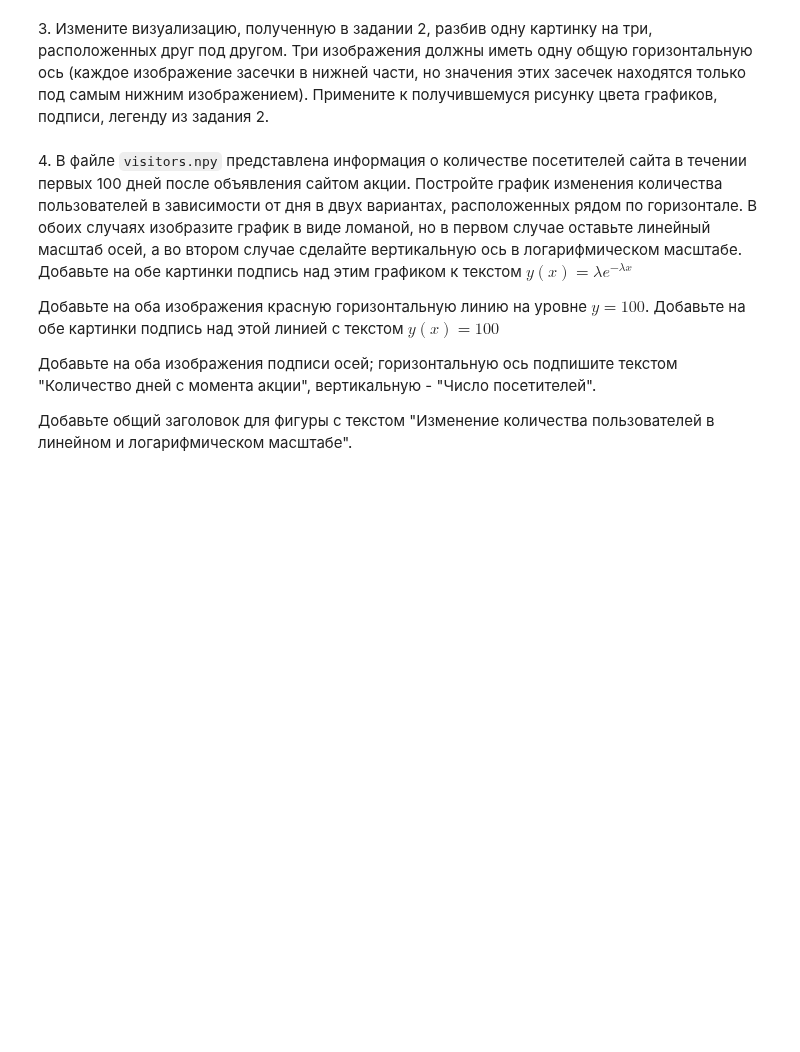
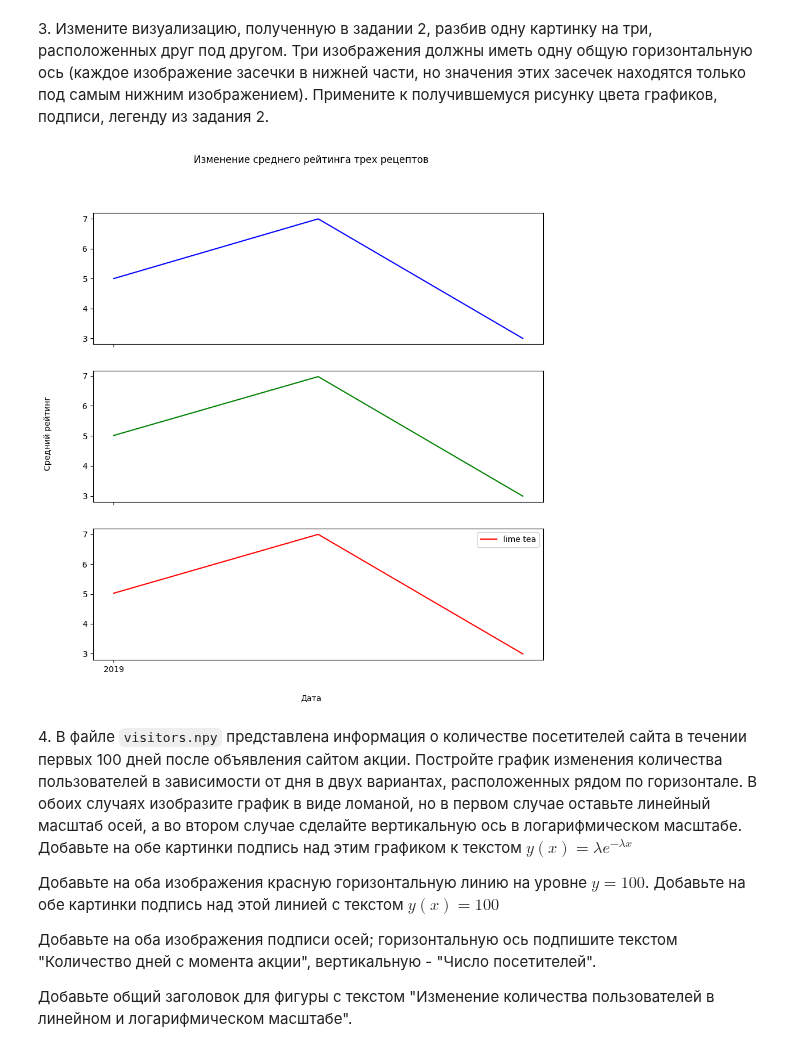
Before and after one commit to master-of-the-dungeon/ITiABD-PM22-7-Nikolay-Sedov, a Jupyter notebook: tobd/laba 5/05_visualization.ipynb, the cells around one changed output. Saved outputs shown, nothing was run; the diff lists cells and outputs as text; code cells hidden in the pictures; blank space fills up the shorter version.

```diff
--- a/tobd/laba 5/05_visualization.ipynb
+++ b/tobd/laba 5/05_visualization.ipynb
@@ -60,5 +125,47 @@ _Примечание_ : для считывания файла воспольз
 # %% [markdown]
 3\. Измените визуализацию, полученную в задании 2, разбив одну картинку на три, расположенных друг под другом. Три изображения должны иметь одну общую горизонтальную ось (каждое изображение засечки в нижней части, но значения этих засечек находятся только под самым нижним изображением). Примените к получившемуся рисунку цвета графиков, подписи, легенду из задания 2.
+# %%
+import numpy as np
+import matplotlib.pyplot as plt
+import matplotlib.dates as mdates
+
+# Загрузка данных из файла
+data = np.load('average_ratings.npy')
+
+# Создание диапазона дат
+start_date = '2019-01-01'
+end_date = '2021-12-30'
+dates = np.arange(start_date, end_date, dtype='datetime64[D]')
+
+# Создание трех графиков
+fig, axs = plt.subplots(nrows=3, sharex=True, figsize=(10, 10))
+
+# Настройка major_locator и minor_locator горизонтальной оси
+years = mdates.YearLocator()   # каждый год
+months = mdates.MonthLocator()  # каждый месяц
+years_fmt = mdates.DateFormatter('%Y')
+for ax in axs:
+    ax.xaxis.set_major_locator(years)
+    ax.xaxis.set_major_formatter(years_fmt)
+    ax.xaxis.set_minor_locator(months)
+
+# Построение графиков на каждом subplot
+axs[0].plot(dates[:len(data)], data[:, 0], color='blue', label='waffle iron french toast')
+axs[1].plot(dates[:len(data)], data[:, 1], color='green', label='zwetschgenkuchen bavarian plum cake')
+axs[2].plot(dates[:len(data)], data[:, 2], color='red', label='lime tea')
+
+# Добавление названий осей и заголовка
+fig.suptitle('Изменение среднего рейтинга трех рецептов')
+fig.text(0.5, 0.04, 'Дата', ha='center')
+fig.text(0.04, 0.5, 'Средний рейтинг', va='center', rotation='vertical')
+
+# Добавление легенды на последнем subplot
+axs[-1].legend()
+
+# Отображение графика
+plt.show()
+# %% [output]
+[figure, added]
 # %% [markdown]
 4\. В файле `visitors.npy` представлена информация о количестве посетителей сайта в течении первых 100 дней после объявления сайтом акции. Постройте график изменения количества пользователей в зависимости от дня в двух вариантах, расположенных рядом по горизонтале. В обоих случаях изобразите график в виде ломаной, но в первом случае оставьте линейный масштаб осей, а во втором случае сделайте вертикальную ось в логарифмическом масштабе. Добавьте на обе картинки подпись над этим графиком к текстом $y(x)=\lambda e^{-\lambda x}$
 
```
Also changed, not shown: parts of 10 cells of this notebook, 3 other files.
